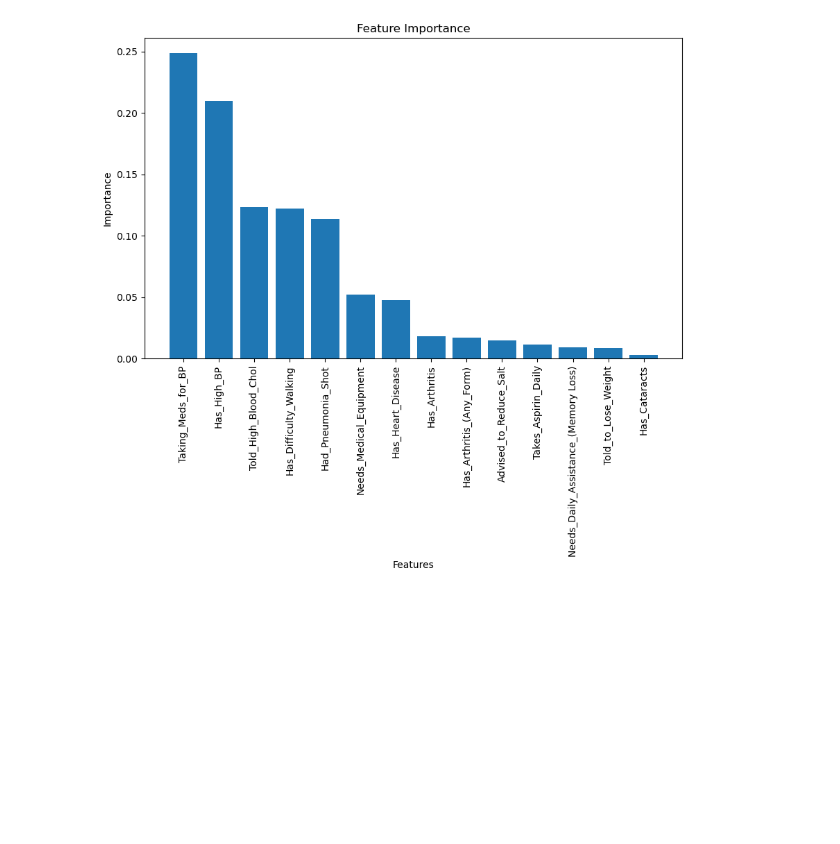
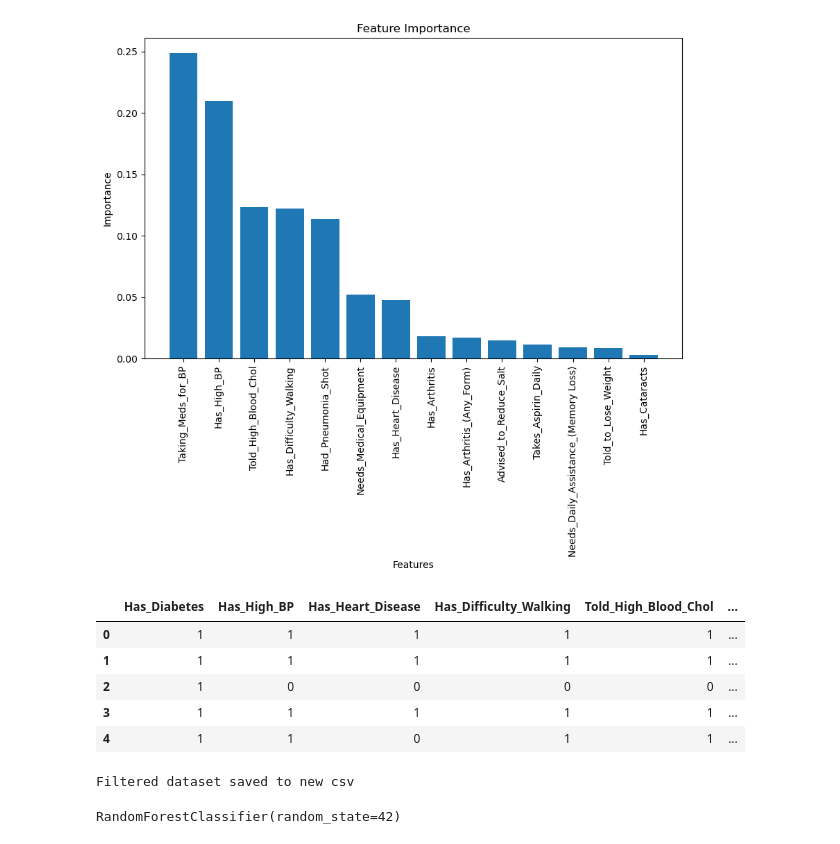
Before and after one commit to eddiephelanfortyfive/EPIC3, a Jupyter notebook: RandomForest.ipynb, the cells around one changed output. Cells and saved outputs as stored; diff of their text form; code cells hidden in the pictures; blank space fills up the shorter version.

```diff
--- a/RandomForest.ipynb
+++ b/RandomForest.ipynb
@@ -75,3 +75,21 @@ plt.ylabel("Importance")
 plt.show()
 # %% [output]
 [figure]
+# %%
+columns=['Has_Arthritis','Has_Arthritis_(Any_Form)','Advised_to_Reduce_Salt','Takes_Aspirin_Daily','Needs_Daily_Assistance_(Memory Loss)', 'Told_to_Lose_Weight','Has_Cataracts']
+toKeep=['Has_Diabetes', 'Has_High_BP', 'Has_Heart_Disease', 'Has_Difficulty_Walking', 'Told_High_Blood_Chol','Needs_Medical_Equipment','Taking_Meds_for_BP','Had_Pneumonia_Shot']
+newDataset=dataset[toKeep]
+newDataset.head()
+# %% [output]
+|  | Has_Diabetes | Has_High_BP | Has_Heart_Disease | Has_Difficulty_Walking | Told_High_Blood_Chol | ... |
+| 0 | 1 | 1 | 1 | 1 | 1 | ... |
+| 1 | 1 | 1 | 1 | 1 | 1 | ... |
+| 2 | 1 | 0 | 0 | 0 | 0 | ... |
+| 3 | 1 | 1 | 1 | 1 | 1 | ... |
+| 4 | 1 | 1 | 0 | 1 | 1 | ... |
+# %%
+newDataset.to_csv('random_forest_importanceV2.csv', index=False)
+
+print("Filtered dataset saved to new csv")
+# %% [output]
+Filtered dataset saved to new csv
@@ -77,0 +111,8 @@ plt.show()
+# %%
+#creating random forest model
+rf_model = RandomForestClassifier(n_estimators=100, random_state=42)
+
+#training the model
+rf_model.fit(x_train, y_train)
+# %% [output]
+RandomForestClassifier(random_state=42)
```
Also changed, not shown: parts of 5 cells of this notebook, 2 other files.
